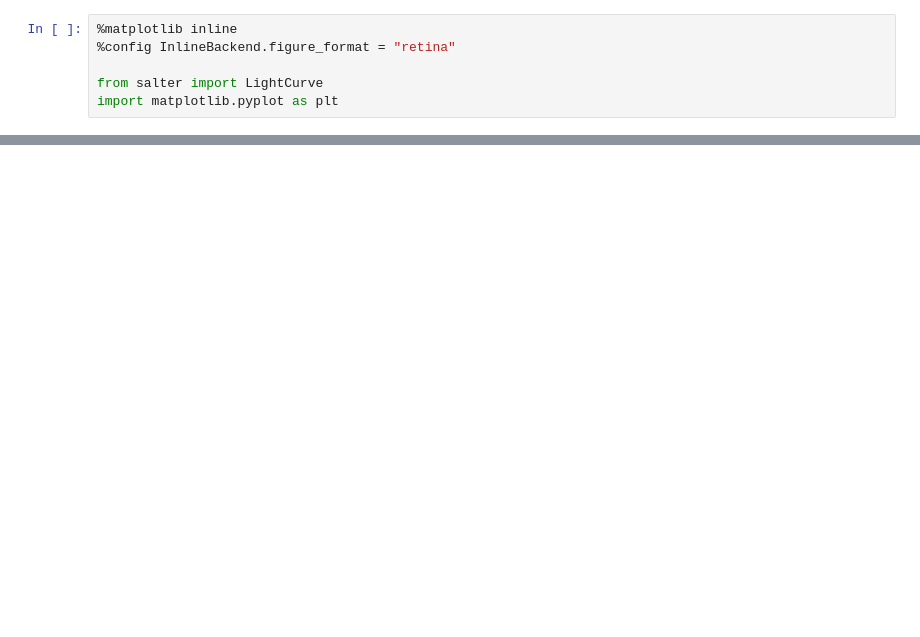
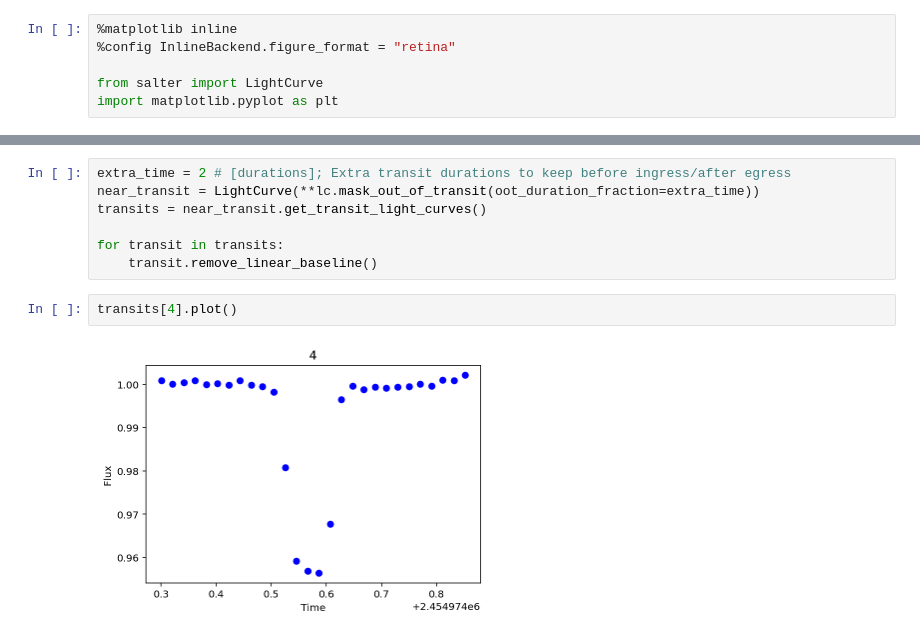
Before and after one commit to bmorris3/salter, a Jupyter notebook: show_lc.ipynb, the cells around one changed output, grey strips where cells are left out. Cells and saved outputs as stored; diff of their text form; blank space fills up the shorter version.

Commit message:
Working transit example

```diff
--- a/show_lc.ipynb
+++ b/show_lc.ipynb
@@ -15,0 +40,11 @@ lc.plot()
+# %%
+extra_time = 2 # [durations]; Extra transit durations to keep before ingress/after egress
+near_transit = LightCurve(**lc.mask_out_of_transit(oot_duration_fraction=extra_time))
+transits = near_transit.get_transit_light_curves()
+
+for transit in transits:
+    transit.remove_linear_baseline()
+# %%
+transits[4].plot()
+# %% [output]
+[figure, added]
```
Also changed, not shown: parts of 3 cells of this notebook, 3 other files.
